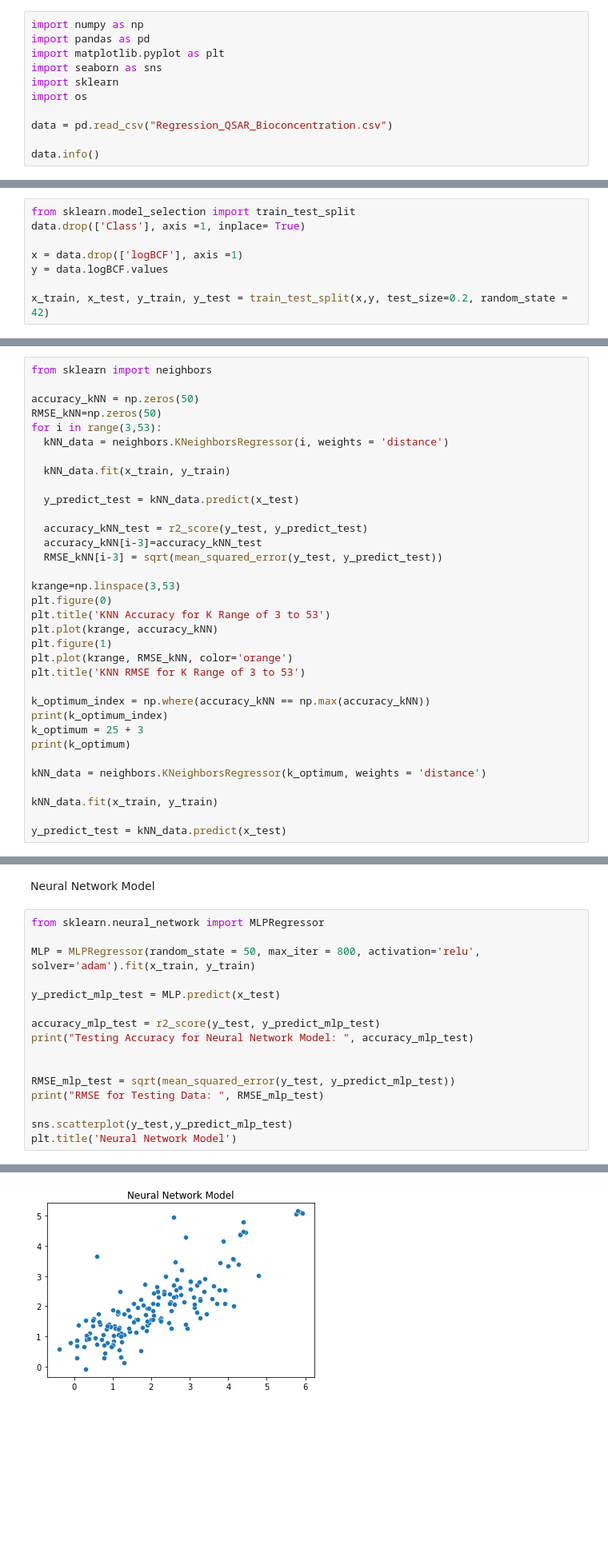
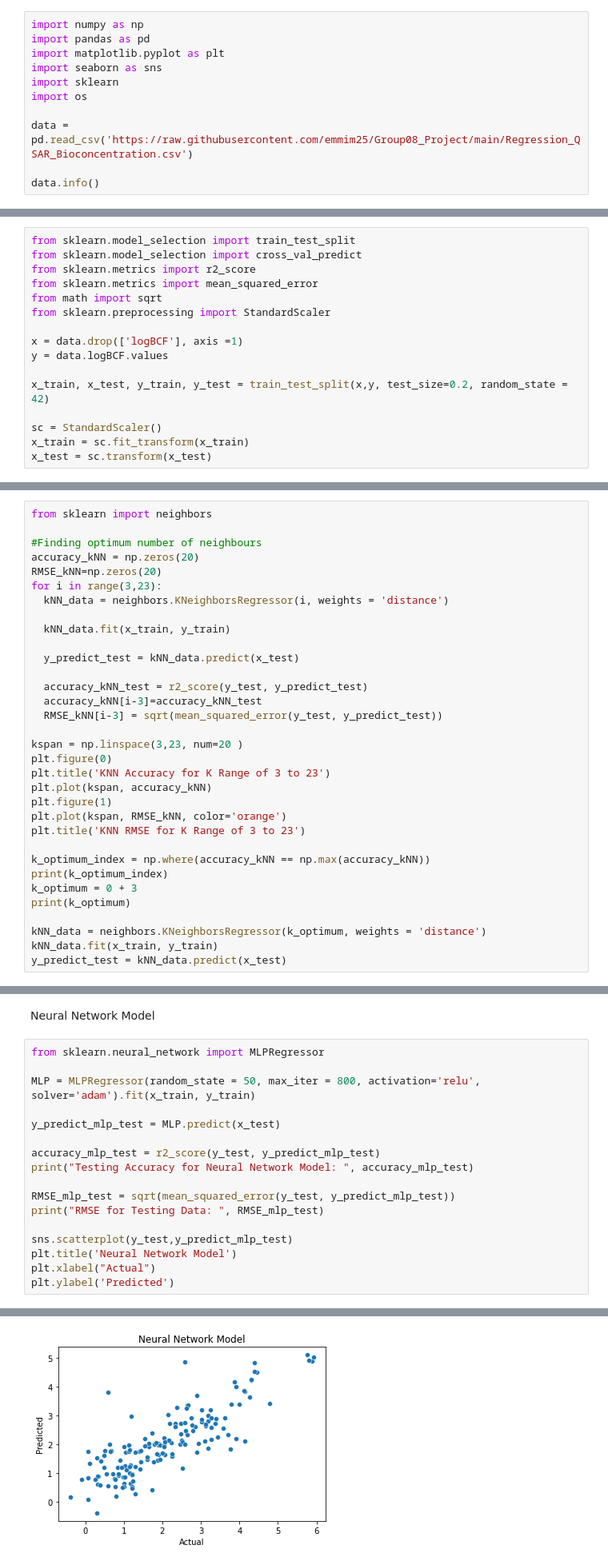
Before and after one commit to emmim25/Group08_Project, a Jupyter notebook: EmilyMunro_Individual_Model_Code.ipynb, the cells around one changed output, grey strips where cells are left out. Shown at 80% size. Cells and saved outputs as stored; diff of their text form; blank space fills up the shorter version.

```diff
--- a/EmilyMunro_Individual_Model_Code.ipynb
+++ b/EmilyMunro_Individual_Model_Code.ipynb
@@ -10,7 +12,7 @@ import seaborn as sns
 import sklearn
 import os
 
-data = pd.read_csv("Regression_QSAR_Bioconcentration.csv")
+data = pd.read_csv('https://raw.githubusercontent.com/emmim25/Group08_Project/main/Regression_QSAR_Bioconcentration.csv')
 
 data.info()
 # %% [output]
@@ -56,8 +59,16 @@ Data Splitting (80% Train, 20% Test)
 # %%
 from sklearn.model_selection import train_test_split
-data.drop(['Class'], axis =1, inplace= True)
+from sklearn.model_selection import cross_val_predict
+from sklearn.metrics import r2_score
+from sklearn.metrics import mean_squared_error
+from math import sqrt
+from sklearn.preprocessing import StandardScaler
 
 x = data.drop(['logBCF'], axis =1)
 y = data.logBCF.values
 
 x_train, x_test, y_train, y_test = train_test_split(x,y, test_size=0.2, random_state = 42)
+
+sc = StandardScaler()
+x_train = sc.fit_transform(x_train)
+x_test = sc.transform(x_test)
@@ -94,9 +102,10 @@ K Nearest Neighbours Model
 # %%
 from sklearn import neighbors
 
-accuracy_kNN = np.zeros(50)
-RMSE_kNN=np.zeros(50)
-for i in range(3,53):
+#Finding optimum number of neighbours
+accuracy_kNN = np.zeros(20)
+RMSE_kNN=np.zeros(20)
+for i in range(3,23):
   kNN_data = neighbors.KNeighborsRegressor(i, weights = 'distance')
 
   kNN_data.fit(x_train, y_train)
@@ -107,22 +116,20 @@ for i in range(3,53):
   accuracy_kNN[i-3]=accuracy_kNN_test
   RMSE_kNN[i-3] = sqrt(mean_squared_error(y_test, y_predict_test))
 
-krange=np.linspace(3,53)
+kspan = np.linspace(3,23, num=20 )
 plt.figure(0)
-plt.title('KNN Accuracy for K Range of 3 to 53')
-plt.plot(krange, accuracy_kNN)
+plt.title('KNN Accuracy for K Range of 3 to 23')
+plt.plot(kspan, accuracy_kNN)
 plt.figure(1)
-plt.plot(krange, RMSE_kNN, color='orange')
-plt.title('KNN RMSE for K Range of 3 to 53')
+plt.plot(kspan, RMSE_kNN, color='orange')
+plt.title('KNN RMSE for K Range of 3 to 23')
 
 k_optimum_index = np.where(accuracy_kNN == np.max(accuracy_kNN))
 print(k_optimum_index)
-k_optimum = 25 + 3
+k_optimum = 0 + 3
 print(k_optimum)
 
 kNN_data = neighbors.KNeighborsRegressor(k_optimum, weights = 'distance')
-
 kNN_data.fit(x_train, y_train)
-
 y_predict_test = kNN_data.predict(x_test)
 # %% [output]
@@ -157,10 +165,11 @@ y_predict_mlp_test = MLP.predict(x_test)
 accuracy_mlp_test = r2_score(y_test, y_predict_mlp_test)
 print("Testing Accuracy for Neural Network Model: ", accuracy_mlp_test)
 
-
 RMSE_mlp_test = sqrt(mean_squared_error(y_test, y_predict_mlp_test))
 print("RMSE for Testing Data: ", RMSE_mlp_test)
 
 sns.scatterplot(y_test,y_predict_mlp_test)
 plt.title('Neural Network Model')
+plt.xlabel("Actual")
+plt.ylabel('Predicted')
 # %% [output]
@@ -170,4 +179,4 @@ Text(0.5, 1.0, 'Neural Network Model')
-[figure, old version]
+[figure, new version]
 # %% [markdown]
 ## Classification Models
 # %%
```
Also changed, not shown: parts of 17 cells of this notebook.
